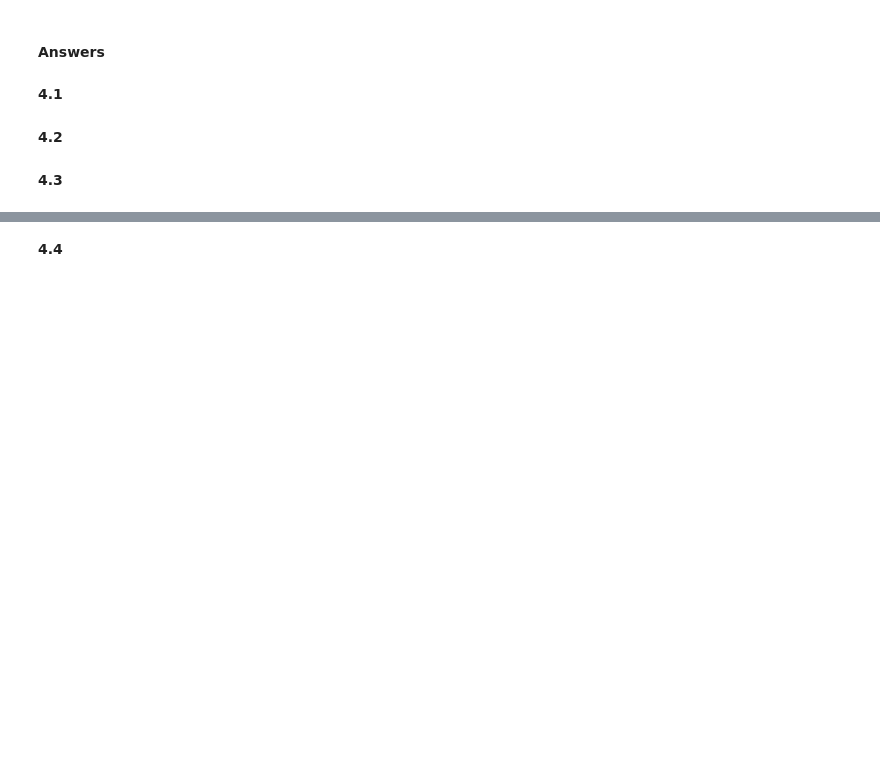
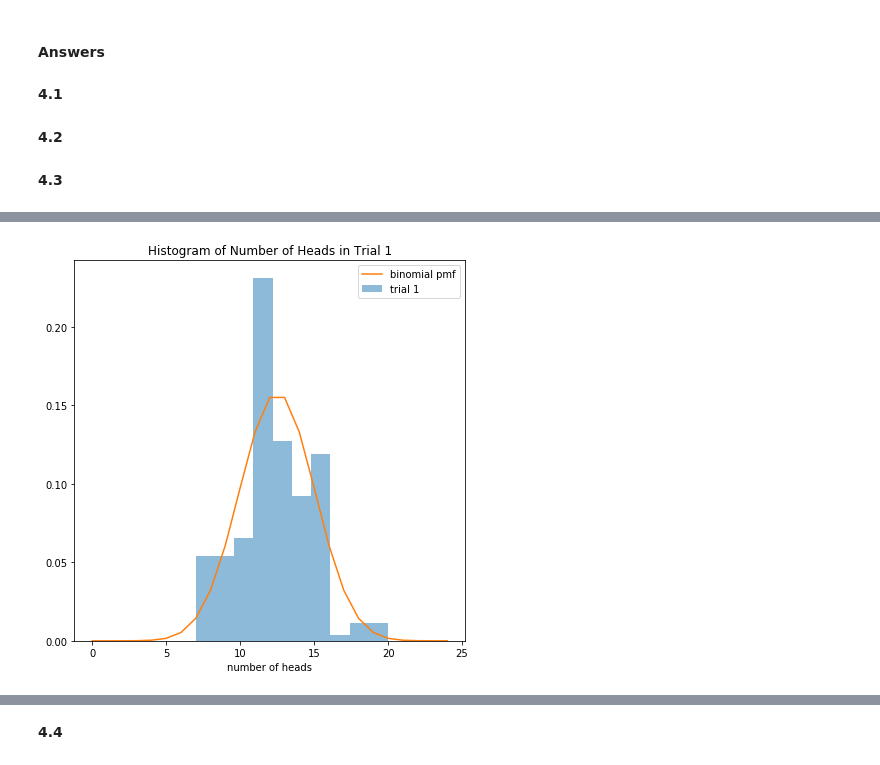
Before and after one commit to JoshFeldman95/AM209a, a Jupyter notebook: hw0/cs109a_hw0.ipynb, the cells around one changed output, grey strips where cells are left out. Cells and saved outputs as stored; diff of their text form; code cells hidden in the pictures; blank space fills up the shorter version.

```diff
--- a/hw0/cs109a_hw0.ipynb
+++ b/hw0/cs109a_hw0.ipynb
@@ -243,2 +497,5 @@ Let's use our coin-flipping machinery to do some experimentation with the binomi
+# %%
+def sample_binomial1(n, size = 1):
+    return [np.sum(throw_a_coin(n) == 'H') for _ in range(size)]
 # %% [markdown]
 **4.2**
@@ -250,0 +508,8 @@ Let's use our coin-flipping machinery to do some experimentation with the binomi
+# %%
+# your code here
+# your code here
+binomial_trials1 = sample_binomial1(25, 200)
+binomial_trials2 = sample_binomial2(25, 0.5, 200)
+x = np.arange(0,25,1)
+pmf = scipy.stats.binom.pmf(x, 25, 0.5)
+pmf
@@ -250,0 +524,10 @@ Let's use our coin-flipping machinery to do some experimentation with the binomi
+# %%
+plt.figure(figsize=(7, 7))
+plt.hist(binomial_trials1, alpha = 0.5, density = True, label = 'trial 1')
+plt.plot(x, pmf, label = 'binomial pmf')
+plt.xlabel('number of heads')
+plt.title('Histogram of Number of Heads in Trial 1')
+plt.legend(loc='upper right')
+plt.show()
+# %% [output]
+[figure, added]
```
Also changed, not shown: parts of 57 cells of this notebook, 1 other file.
